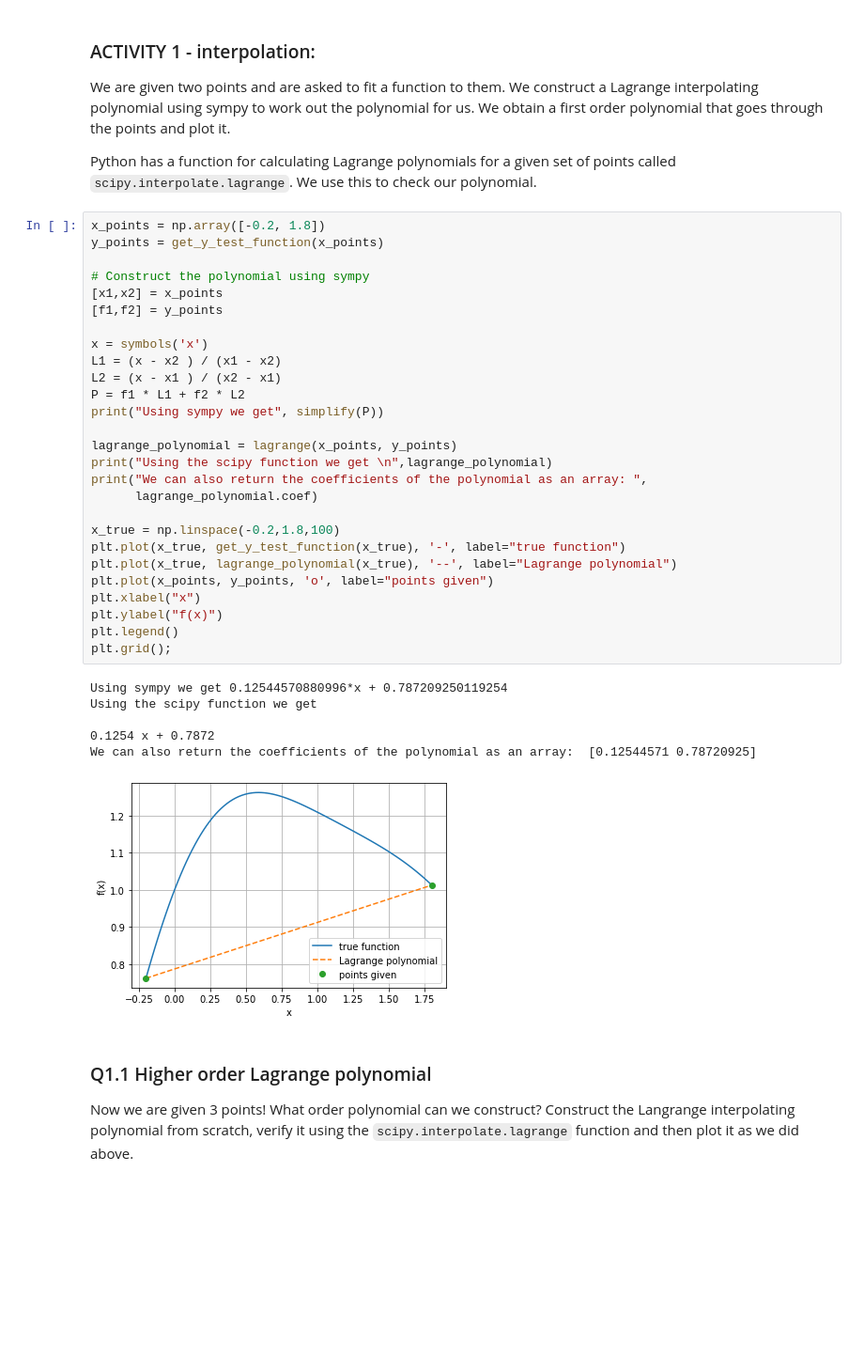
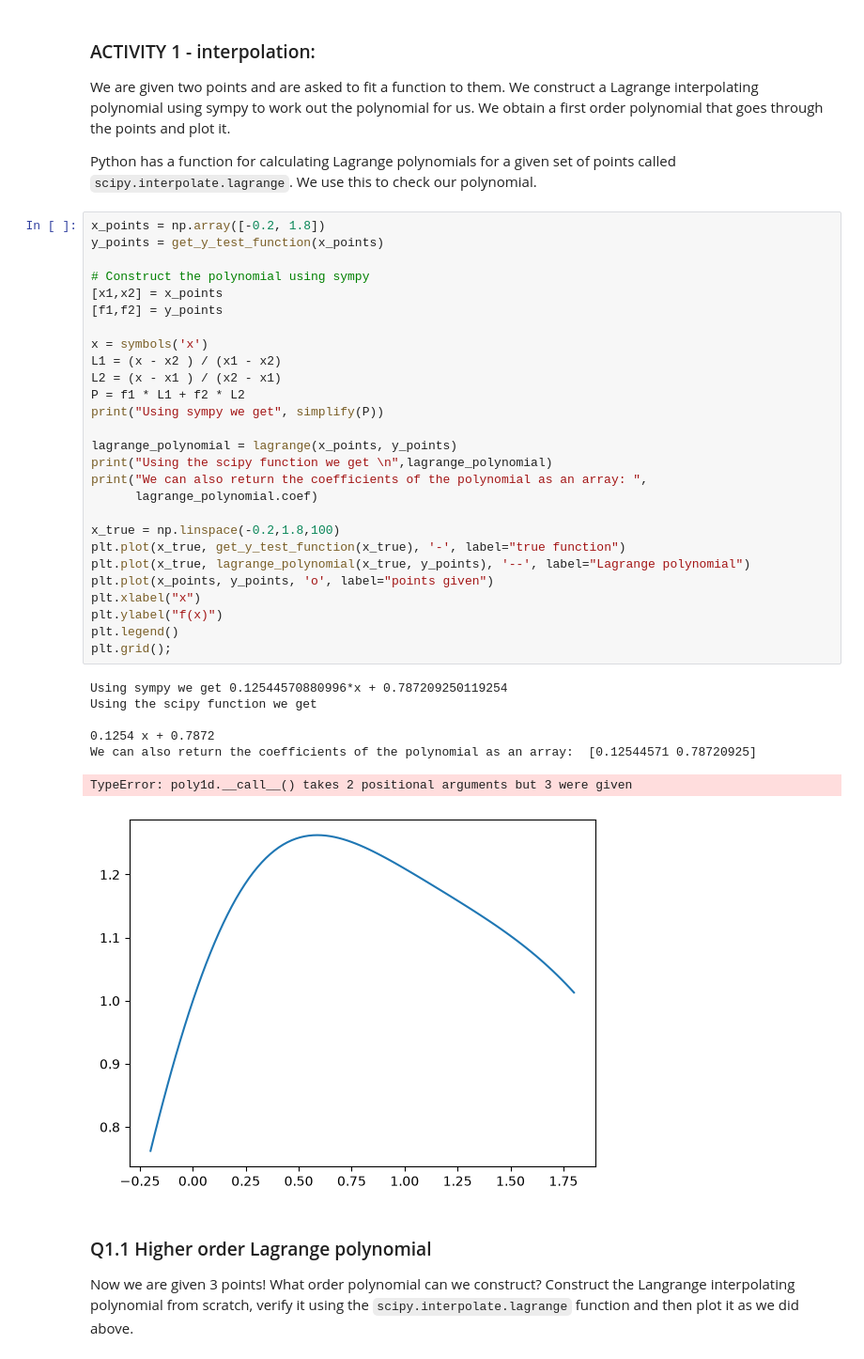
Before and after one commit to AJSUMMERS100/TopicsInSciComp, a Jupyter notebook: Notebooks/Week9_LabExercises.ipynb, the cells around one changed output. Shown at 94% size. Cells and saved outputs as stored; diff of their text form; blank space fills up the shorter version.

```diff
--- a/Notebooks/Week9_LabExercises.ipynb
+++ b/Notebooks/Week9_LabExercises.ipynb
@@ -32,35 +32,36 @@ x_points = np.array([-0.2, 1.8])
 y_points = get_y_test_function(x_points)
 
 # Construct the polynomial using sympy
 [x1,x2] = x_points
 [f1,f2] = y_points
 
 x = symbols('x')
 L1 = (x - x2 ) / (x1 - x2)
 L2 = (x - x1 ) / (x2 - x1)
 P = f1 * L1 + f2 * L2
 print("Using sympy we get", simplify(P))
 
 lagrange_polynomial = lagrange(x_points, y_points)
 print("Using the scipy function we get \n",lagrange_polynomial)
 print("We can also return the coefficients of the polynomial as an array: ",
       lagrange_polynomial.coef)
 
 x_true = np.linspace(-0.2,1.8,100)
 plt.plot(x_true, get_y_test_function(x_true), '-', label="true function")
-plt.plot(x_true, lagrange_polynomial(x_true), '--', label="Lagrange polynomial")
+plt.plot(x_true, lagrange_polynomial(x_true, y_points), '--', label="Lagrange polynomial")
 plt.plot(x_points, y_points, 'o', label="points given")
 plt.xlabel("x")
 plt.ylabel("f(x)")
 plt.legend()
 plt.grid();
 # %% [output]
 Using sympy we get 0.12544570880996*x + 0.787209250119254
 Using the scipy function we get
 
 0.1254 x + 0.7872
 We can also return the coefficients of the polynomial as an array:  [0.12544571 0.78720925]
+TypeError: poly1d.__call__() takes 2 positional arguments but 3 were given
-[figure, old version]
+[figure, new version]
 # %% [markdown]
 ### Q1.1 Higher order Lagrange polynomial
 
```
Also changed, not shown: parts of 2 cells of this notebook.
